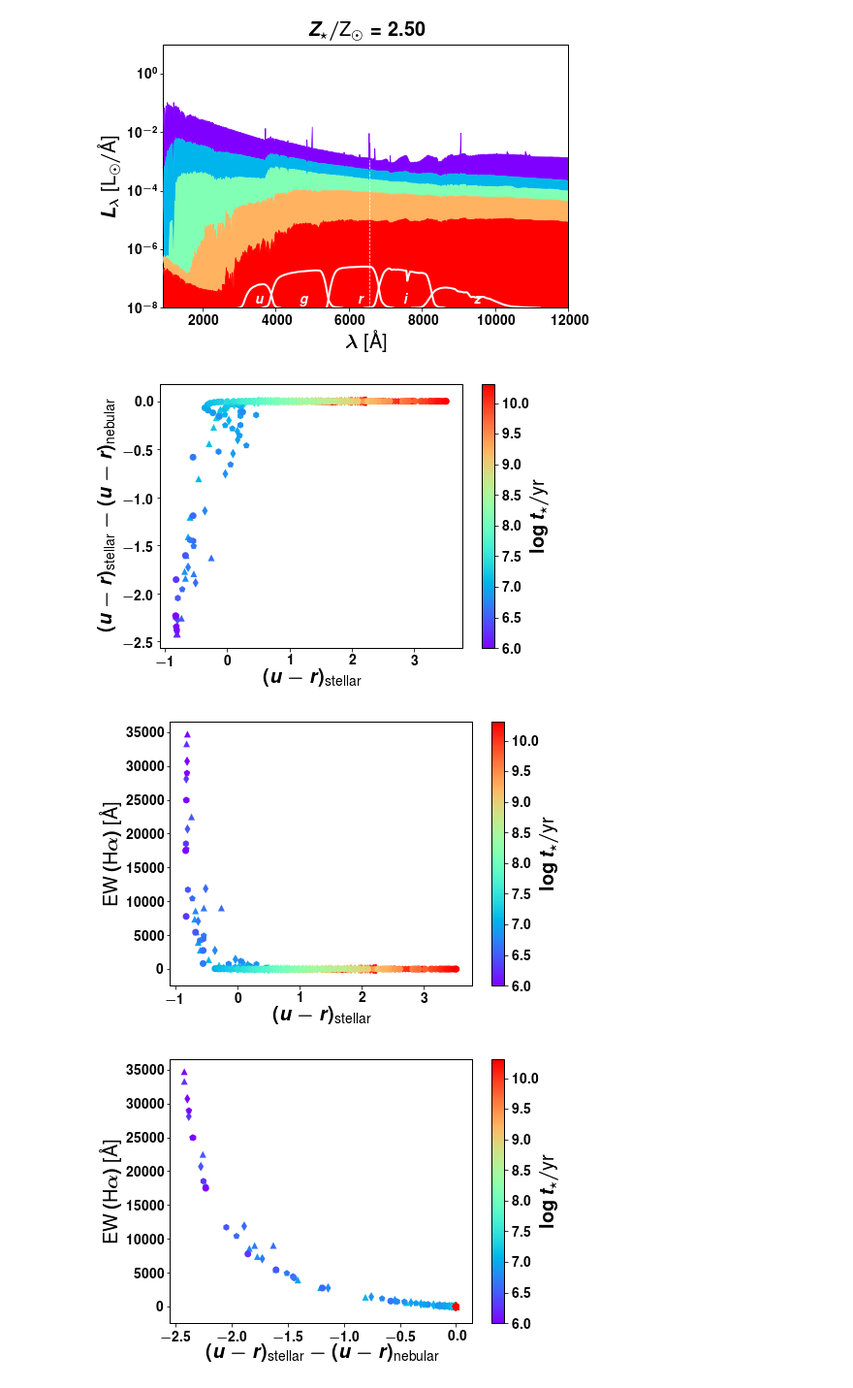
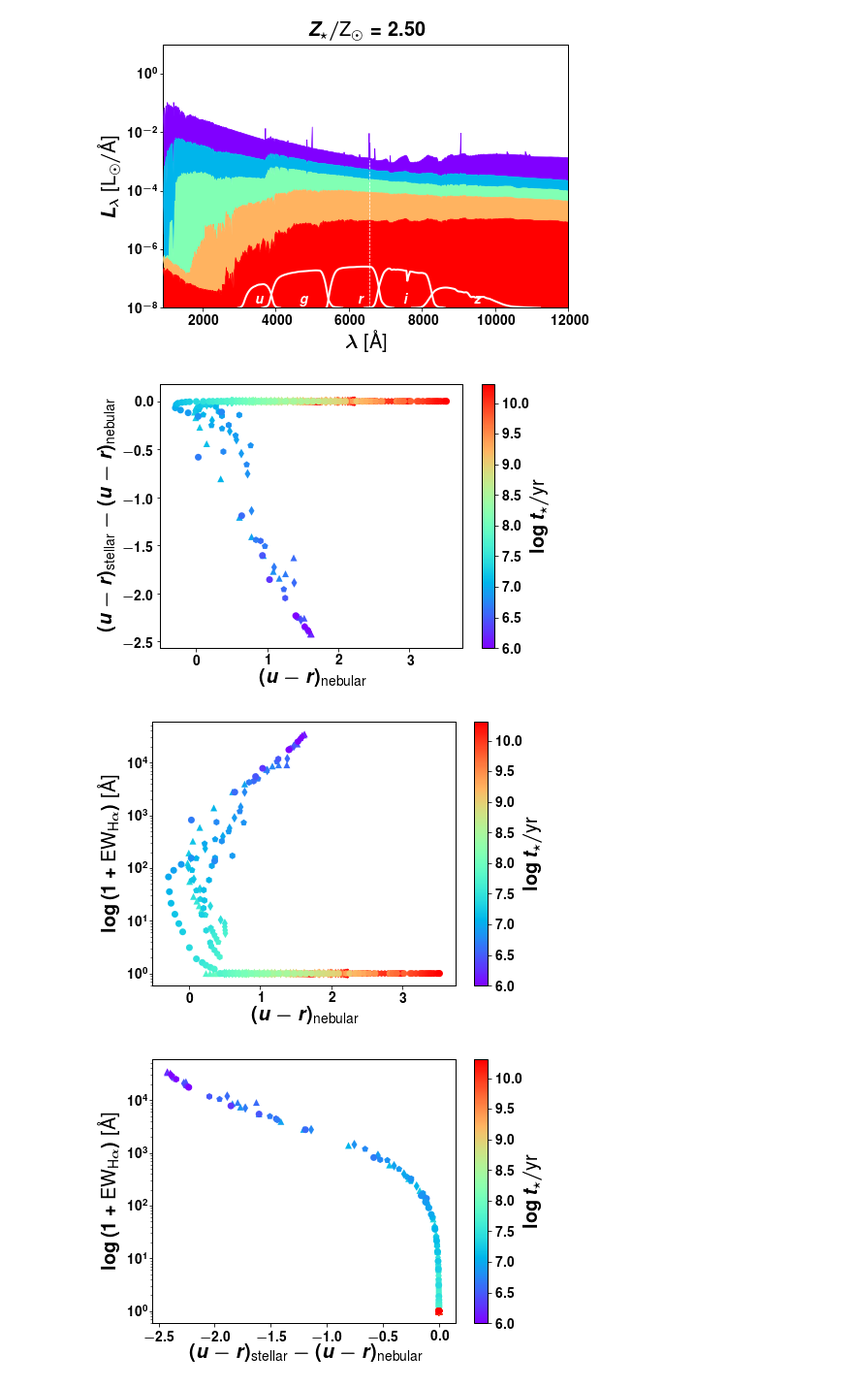
Before and after one commit to ajmejia/photo-ew, a Jupyter notebook: notebooks/proof-of-concept.ipynb, the cells around one changed output. Shown: that part at 97% size. Saved outputs shown, nothing was run; the diff lists cells and outputs as text; code cells hidden in the pictures.

```diff
--- a/notebooks/proof-of-concept.ipynb
+++ b/notebooks/proof-of-concept.ipynb
@@ -113,33 +115,35 @@ for Z in mets_val:
 # %%
 markers = OrderedDict(zip(mets_val,["^","d","p","h","o"]))
 
 # Plot the colour vs the colour-excess (this should show an anti-correlation)
 figure(figsize=(7,5))
-for Z in mets_val: scatter(ur_ste[Z], ur_exc[Z], marker=markers[Z], c=log10(ages.values), lw=0, cmap=cm.rainbow)
+for Z in mets_val: scatter(ur_neb[Z], ur_exc[Z], marker=markers[Z], c=log10(ages.values), lw=0, cmap=cm.rainbow)
 cb = colorbar()
-xlabel(r"$(u-r)_\text{stellar}$")
+xlabel(r"$(u-r)_\text{nebular}$")
 ylabel(r"$(u-r)_\text{stellar}-(u-r)_\text{nebular}$")
 cb.set_label(r"$\log{t_\star/\text{yr}}$")
 
 figure(figsize=(7,5))
-for Z in mets_val: scatter(ur_ste[Z], ew_neb[Z], marker=markers[Z], c=log10(ages.values), lw=0, cmap=cm.rainbow)
+for Z in mets_val: scatter(ur_neb[Z], 1+ew_neb[Z], marker=markers[Z], c=log10(ages.values), lw=0, cmap=cm.rainbow)
 cb = colorbar()
-xlabel(r"$(u-r)_\text{stellar}$")
-ylabel(r"$\text{EW}\,(\text{H}\alpha)$ [\AA]")
+xlabel(r"$(u-r)_\text{nebular}$")
+gca().set_yscale("log")
+ylabel(r"$\log{\left(1+\text{EW}_{\text{H}\alpha}\right)}$ [\AA]")
 cb.set_label(r"$\log{t_\star/\text{yr}}$")
 
 figure(figsize=(7,5))
-for Z in mets_val: scatter(ur_exc[Z], ew_neb[Z], marker=markers[Z], c=log10(ages.values), lw=0, cmap=cm.rainbow)
+for Z in mets_val: scatter(ur_exc[Z], 1+ew_neb[Z], marker=markers[Z], c=log10(ages.values), lw=0, cmap=cm.rainbow)
 cb = colorbar()
 xlabel(r"$(u-r)_\text{stellar}-(u-r)_\text{nebular}$")
-ylabel(r"$\text{EW}\,(\text{H}\alpha)$ [\AA]")
+gca().set_yscale("log")
+ylabel(r"$\log{\left(1+\text{EW}_{\text{H}\alpha}\right)}$ [\AA]")
 cb.set_label(r"$\log{t_\star/\text{yr}}$")
 
 # This will help separate the age-nebular emission relation
 # %% [output]
-[figure, old version]
+[figure, new version]
-[figure, old version]
+[figure, new version]
-[figure, old version]
+[figure, new version]
 # %%
 # NEXT STEPS
 
```
Also changed, not shown: parts of 6 cells of this notebook.
